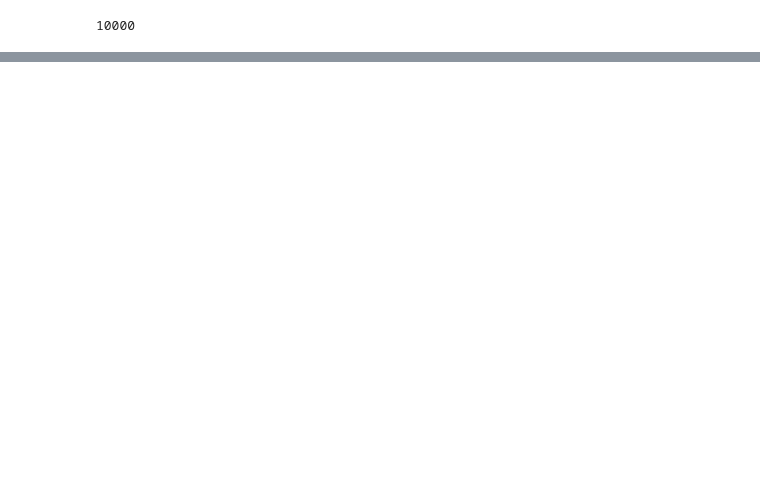
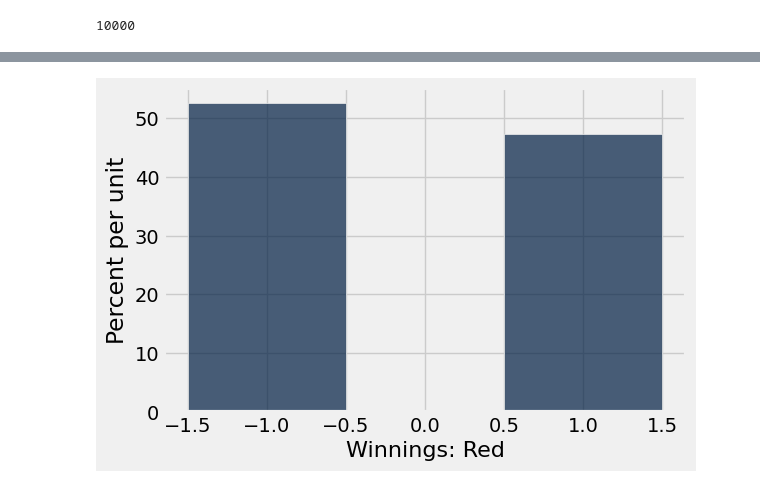
Before and after one commit to austinmohrnwu/24-fall-intro, a Jupyter notebook: lec26/lec26.ipynb, the cells around one changed output, grey strips where cells are left out. Saved outputs shown, nothing was run; the diff lists cells and outputs as text; code cells hidden in the pictures; blank space fills up the shorter version.

```diff
--- a/lec26/lec26.ipynb
+++ b/lec26/lec26.ipynb
@@ -201,0 +168,13 @@ Population Average: 16.6581555154
+# %%
+wheel = Table().read_table('roulette_wheel.csv')
+# %%
+def red_winnings(color):
+    if color == 'red':
+        return 1
+    else:
+        return -1
+# %%
+red = wheel.with_column(
+    'Winnings: Red', wheel.apply(red_winnings, 'Color')
+    )
+red
@@ -201,0 +194,4 @@ Population Average: 16.6581555154
+# %%
+red.select('Winnings: Red').hist(bins=np.arange(-1.5, 1.6, 1))
+# %% [output]
+[figure, added]
```
Also changed, not shown: parts of 13 cells of this notebook, 2 other files.
